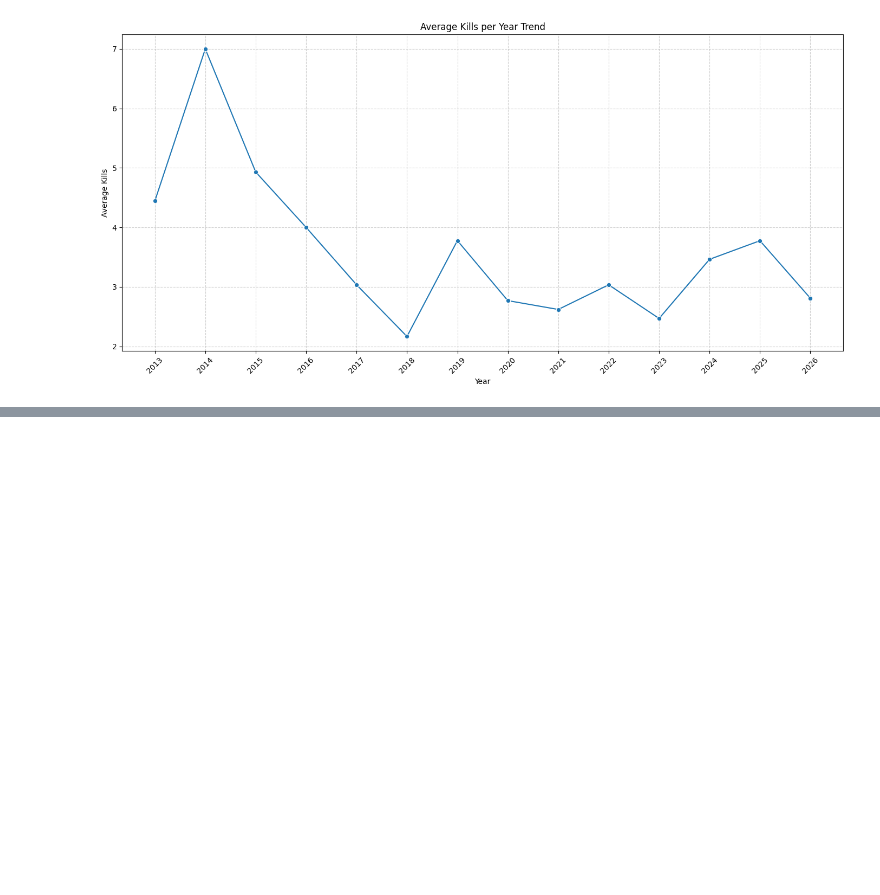
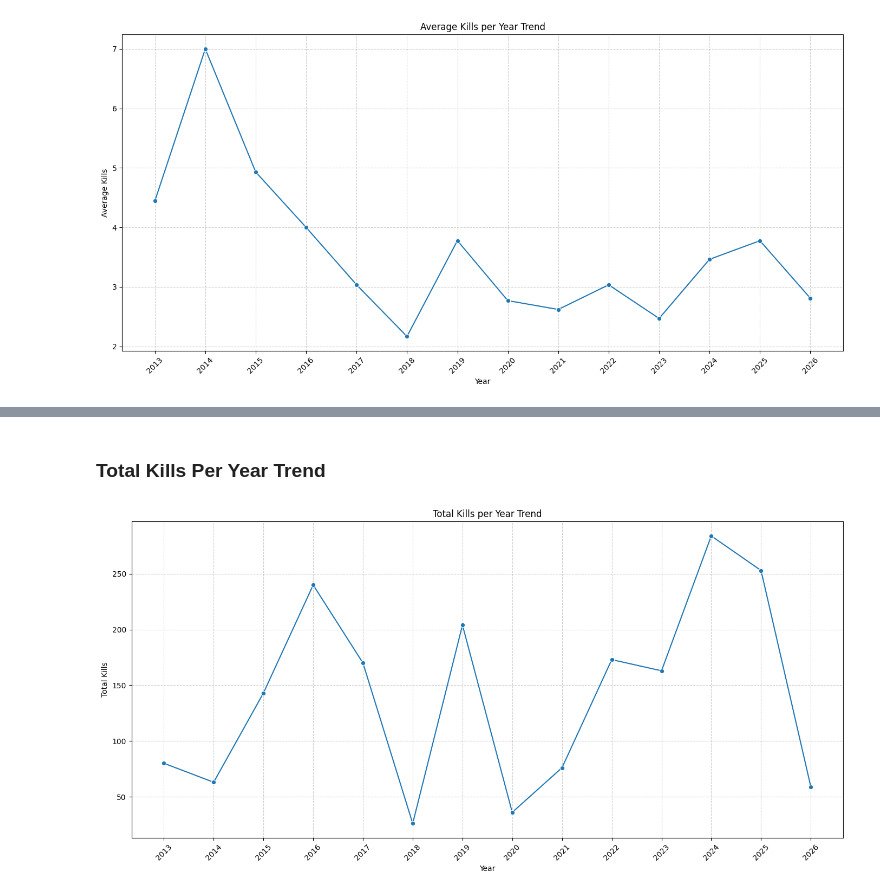
Before and after one commit to kxrrym03/Faker-LOL-Performance, a Jupyter notebook: Faker_LOL_Match_Statistics.ipynb, the cells around one changed output, grey strips where cells are left out. Cells and saved outputs as stored; diff of their text form; code cells hidden in the pictures; blank space fills up the shorter version.

```diff
--- a/Faker_LOL_Match_Statistics.ipynb
+++ b/Faker_LOL_Match_Statistics.ipynb
@@ -316,0 +347,16 @@ plt.show()
+# %% [markdown]
+### Total Kills Per Year Trend
+# %%
+total_kills_by_year = df.groupby('match_year')['kills'].sum().reset_index()
+
+plt.figure(figsize=(14, 7))
+sns.lineplot(x='match_year', y='kills', data=total_kills_by_year, marker='o')
+plt.title('Total Kills per Year Trend')
+plt.xlabel('Year')
+plt.ylabel('Total Kills')
+plt.xticks(total_kills_by_year['match_year'], rotation=45)
+plt.grid(True, linestyle='--', alpha=0.6)
+plt.tight_layout()
+plt.show()
+# %% [output]
+[figure, added]
```
Also changed, not shown: parts of 9 cells of this notebook.
